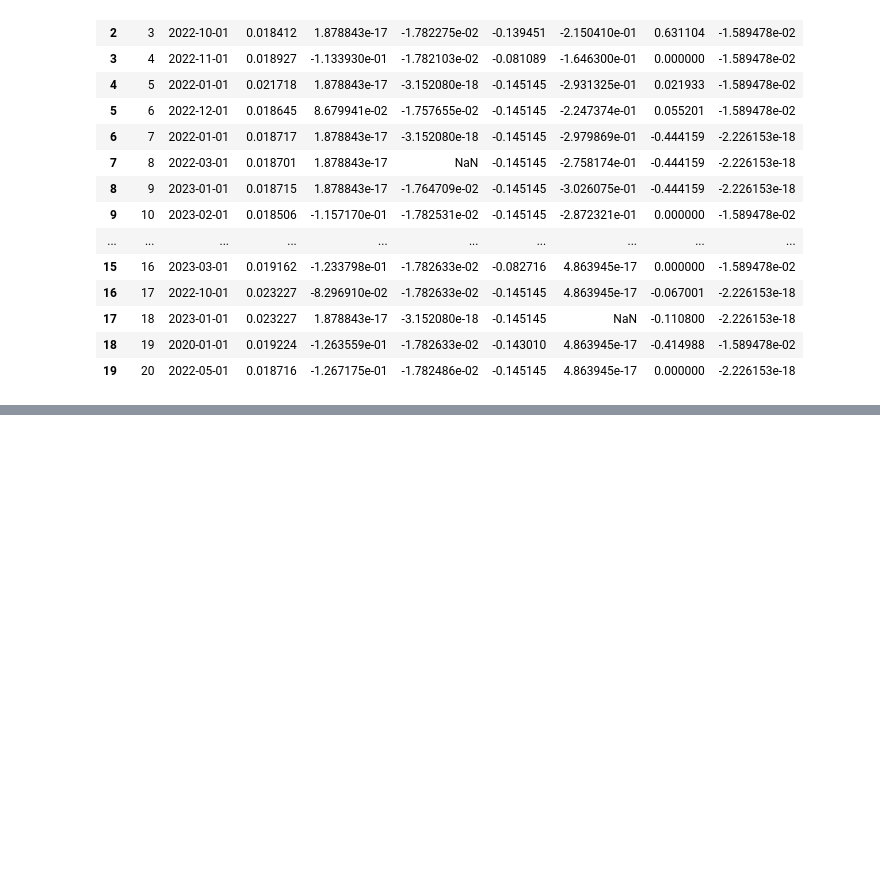
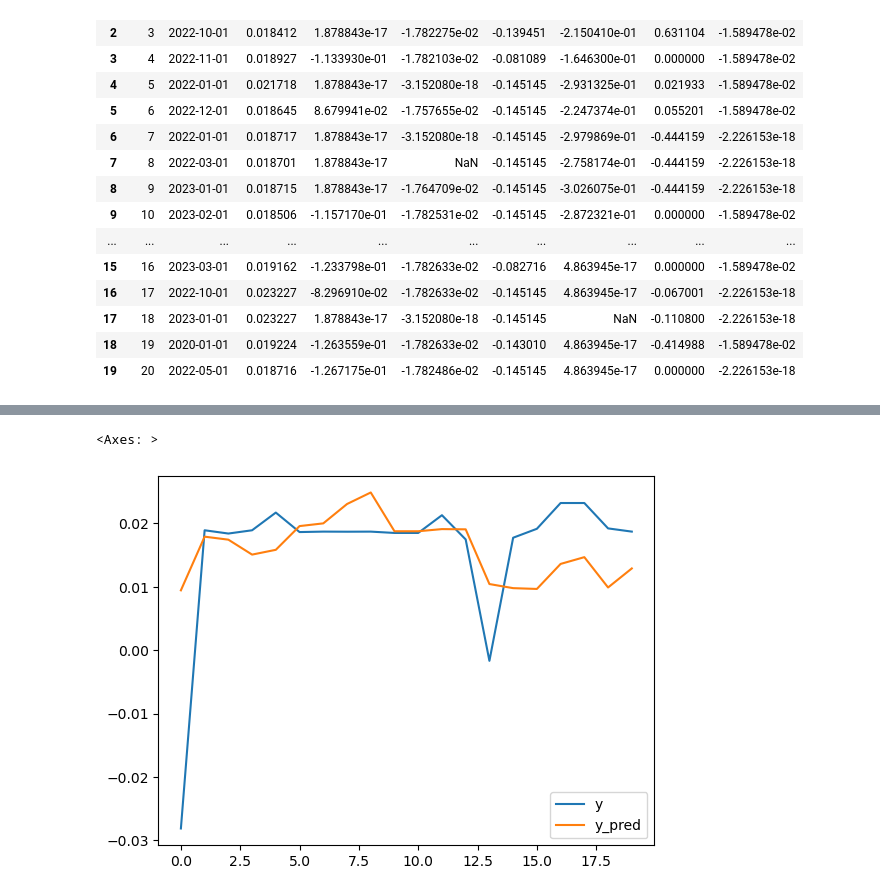
Before and after one commit to nmc-costa/HIcode, a Jupyter notebook: prototype/experiments/e1/e1.ipynb, the cells around one changed output, grey strips where cells are left out. Drawn from its saved outputs; the diff is of its cells as text; code cells hidden in the pictures; blank space fills up the shorter version.

```diff
--- a/prototype/experiments/e1/e1.ipynb
+++ b/prototype/experiments/e1/e1.ipynb
@@ -72,0 +76,14 @@ df.to_csv(Path(output_results) / "data_preprocessed.csv", index=False)
+# %%
+# Modeling
+from sklearn.linear_model import LinearRegression
+
+X = df[cols_target[1:]].to_numpy()
+y = df[cols_target[0]].to_numpy()
+model = LinearRegression()
+model.fit(X, y)
+y_pred = model.predict(X)
+results = pd.DataFrame({"y": y, "y_pred": y_pred})
+results.plot()
+# %% [output]
+<Axes: >
+[figure, added]
```
Also changed, not shown: parts of 3 cells of this notebook.
